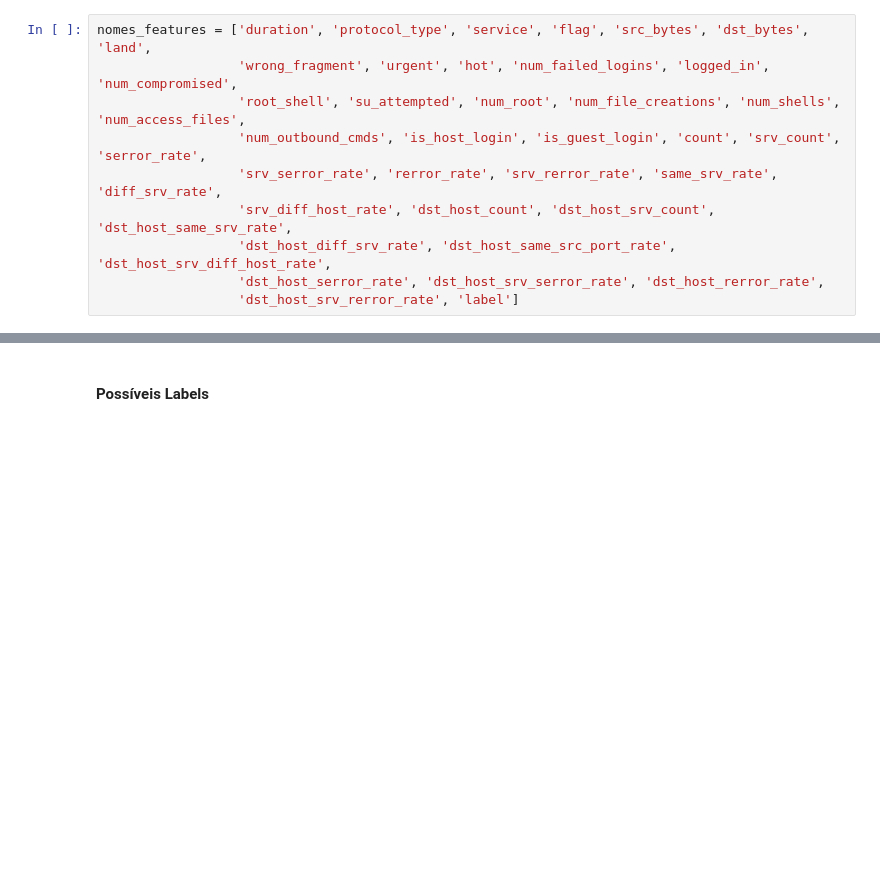
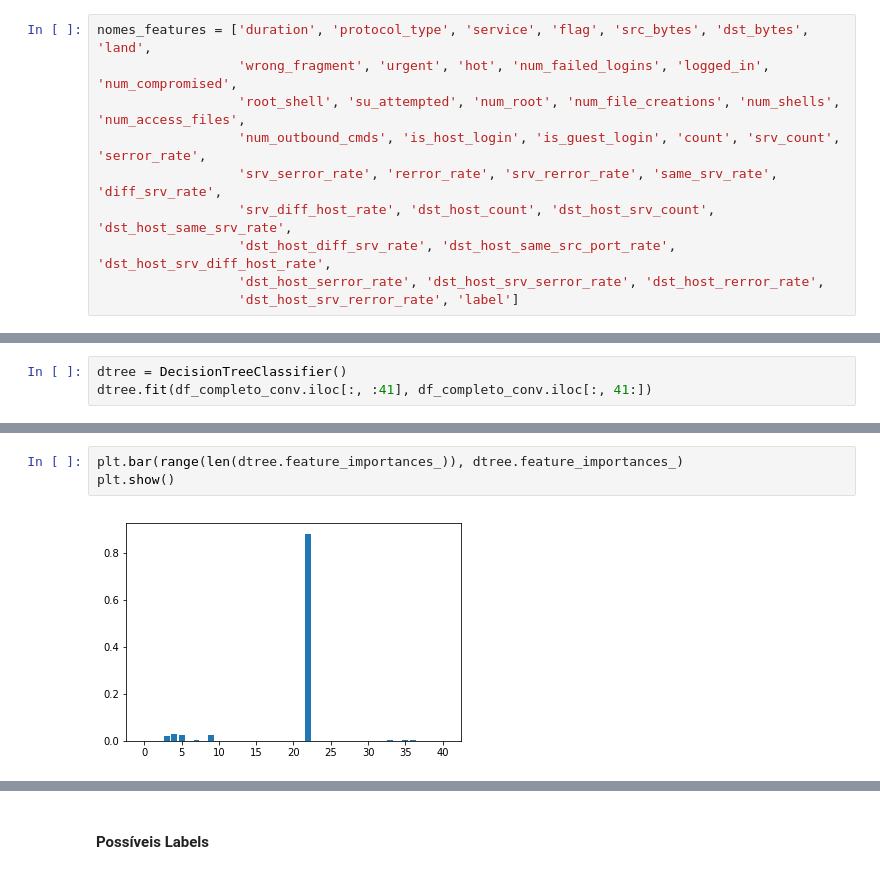
Before and after one commit to Eudalio/trabalho-final-machine-learning, a Jupyter notebook: Trabalho Final de Machine Learning.ipynb, the cells around one changed output, grey strips where cells are left out. Saved outputs shown, nothing was run; the diff lists cells and outputs as text; blank space fills up the shorter version.

```diff
--- a/Trabalho Final de Machine Learning.ipynb
+++ b/Trabalho Final de Machine Learning.ipynb
@@ -65,0 +249,3 @@ df_completo = pd.read_csv('kddcup_data_corrected.csv', names=nomes_features, dty
+# %%
+dtree = DecisionTreeClassifier()
+dtree.fit(df_completo_conv.iloc[:, :41], df_completo_conv.iloc[:, 41:])
@@ -65,0 +273,5 @@ df_completo = pd.read_csv('kddcup_data_corrected.csv', names=nomes_features, dty
+# %%
+plt.bar(range(len(dtree.feature_importances_)), dtree.feature_importances_)
+plt.show()
+# %% [output]
+[figure, added]
```
Also changed, not shown: parts of 43 cells of this notebook, 1 other file.
